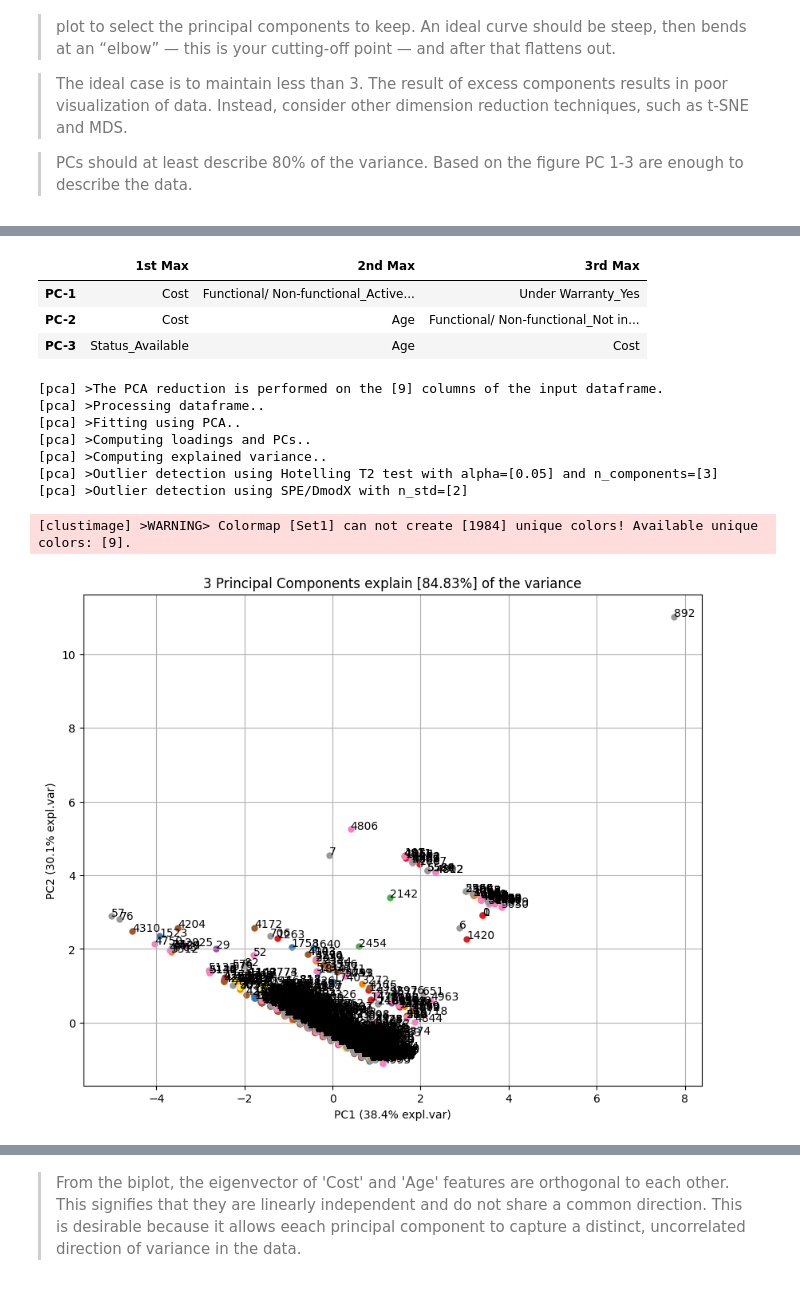
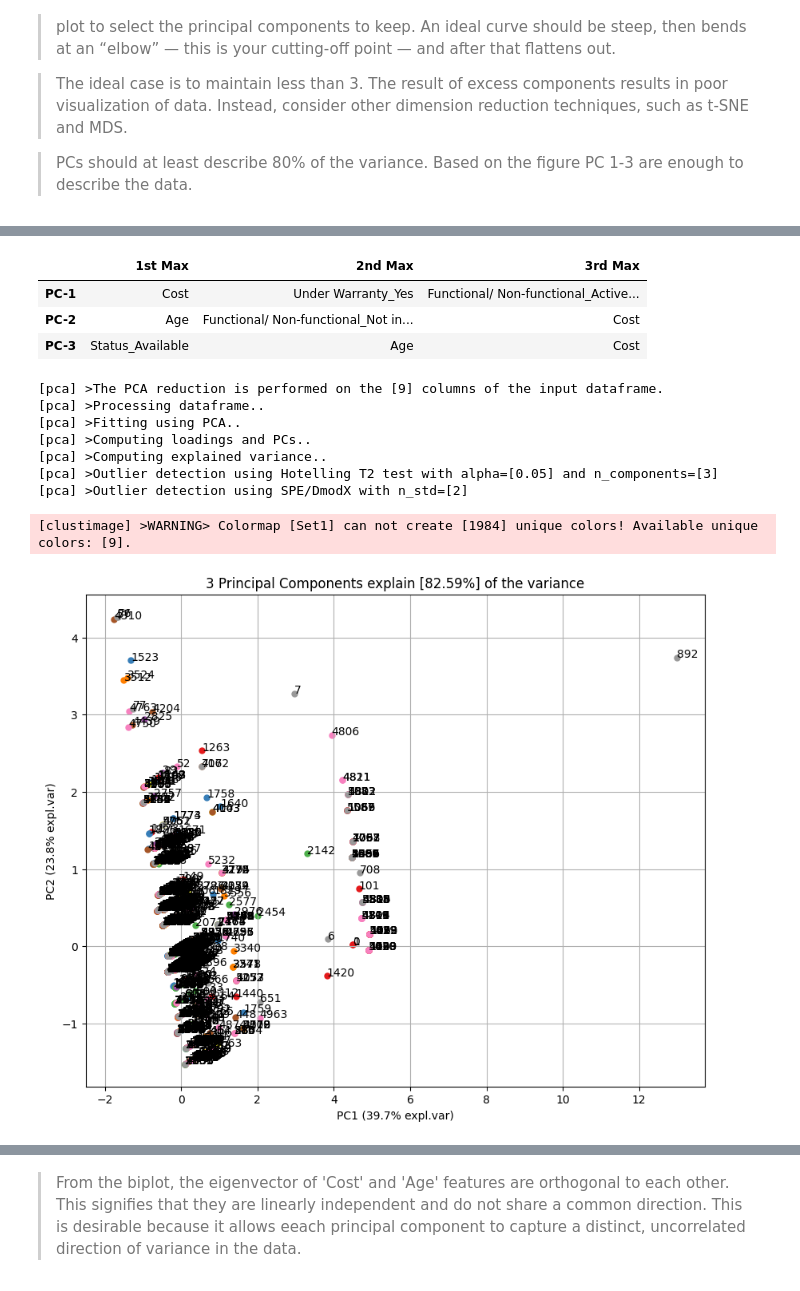
Before and after one commit to Qiiz/Medi-Hascar, a Jupyter notebook: medical_eda_pca.ipynb, the cells around one changed output, grey strips where cells are left out. Saved outputs shown, nothing was run; the diff lists cells and outputs as text; code cells hidden in the pictures.

```diff
--- a/medical_eda_pca.ipynb
+++ b/medical_eda_pca.ipynb
@@ -68,7 +68,7 @@ memory usage: 786.6+ KB
        'Department','Manufacturer','Model', 'Warranty Expiry Date',
        'Return Date', 'Borrow Date', atrributes as it is not meaningful/there are too many missing data with vague definition
 # %%
-dataset = df.drop(['State', 'District', 'Facility', 'Serial No.',
+dataset = df.drop(['State', 'District', 'Facility',
                    'Department','Manufacturer','Model','Warranty Expiry Date',
                    'Return Date', 'Borrow Date'], axis = 1)
 dataset.info()
@@ -460,0 +468,2 @@ Index(['Cost', 'Age', 'Under Warranty_No', 'Under Warranty_Yes',
+# %%
+pca_df = med_df.iloc[:, [0] + list(range(2, len(med_df.columns)))]
@@ -461,4 +478,4 @@ Index(['Cost', 'Age', 'Under Warranty_No', 'Under Warranty_Yes',
 # %%
 pca = PCA()
-pca.fit_transform(med_df)
+pca.fit_transform(pca_df)
 # %% [output]
@@ -558,5 +575,5 @@ ax = sns.heatmap(pca.components_[0:3],
 # %%
-components = pd.DataFrame(pca.components_, columns=med_df.columns)
+components = pd.DataFrame(pca.components_, columns=pca_df.columns)
 components.rename(index= lambda x:'PC-' + str(x+1), inplace=True)
 
 # Top 3 positive contributors
@@ -564,25 +581,25 @@ pd.DataFrame(components.columns.values[np.argsort(-components.values,axis=1)[:,:
              index=components.index, columns=['1st Max', '2nd Max','3rd Max'])
 # %% [output]
 |  | 1st Max | 2nd Max | 3rd Max |
-| PC-1 | Cost | Functional/ Non-functional_Active... | Under Warranty_Yes |
-| PC-2 | Cost | Age | Functional/ Non-functional_Not in... |
+| PC-1 | Cost | Under Warranty_Yes | Functional/ Non-functional_Active... |
+| PC-2 | Age | Functional/ Non-functional_Not in... | Cost |
 | PC-3 | Status_Available | Age | Cost |
 # %%
 # reduce the data towards 5 PCs
 model = pca_2(n_components=3)
-results = model.fit_transform(med_df)
+results = model.fit_transform(pca_df)
 # Plot explained variance
 fig, ax = model.scatter(legend=False)
 # %% [output]
 [pca] >The PCA reduction is performed on the [9] columns of the input dataframe.
 [pca] >Processing dataframe..
 [pca] >Fitting using PCA..
 [pca] >Computing loadings and PCs..
 [pca] >Computing explained variance..
 [pca] >Outlier detection using Hotelling T2 test with alpha=[0.05] and n_components=[3]
 [pca] >Outlier detection using SPE/DmodX with n_std=[2]
 [clustimage] >WARNING> Colormap [Set1] can not create [1984] unique colors! Available unique colors: [9].
-[figure, old version]
+[figure, new version]
 # %%
 fig, ax = model.biplot(legend=False)
 # %% [output]
```
Also changed, not shown: parts of 38 cells of this notebook, 2 other files.
